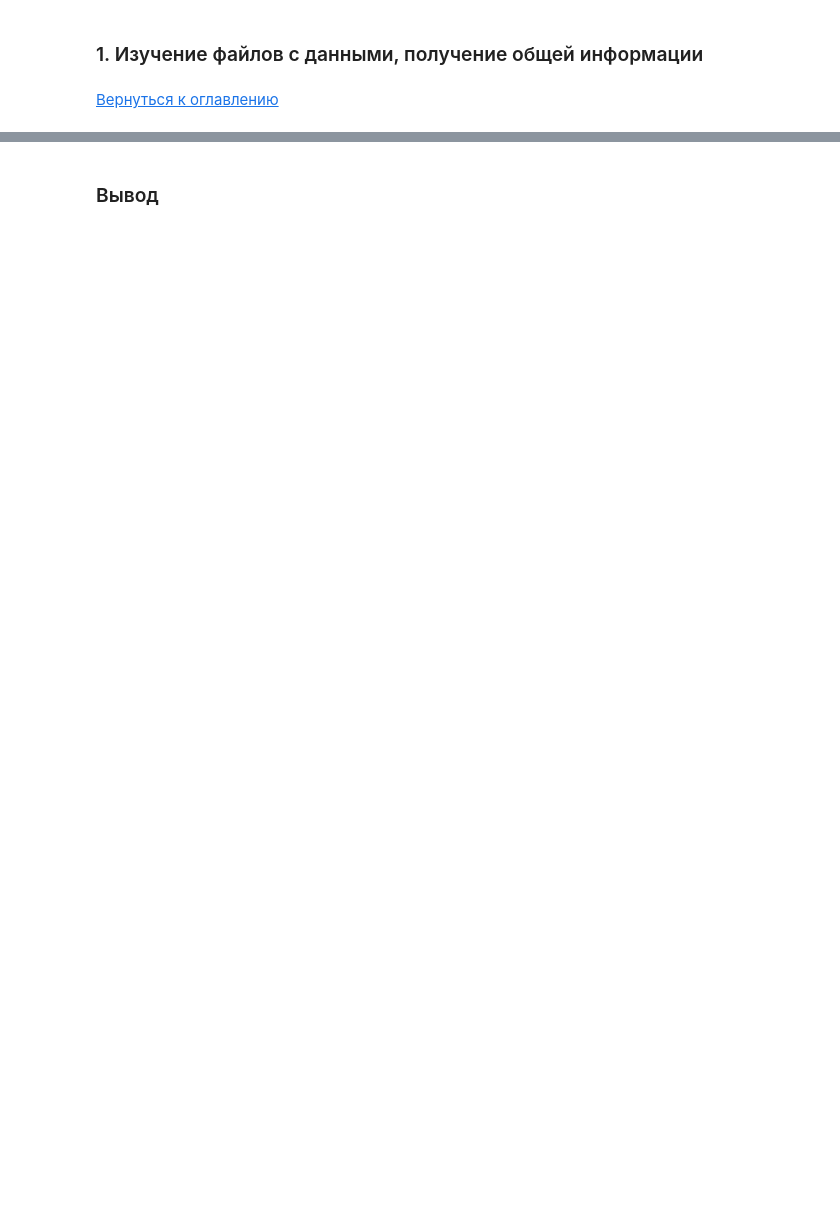
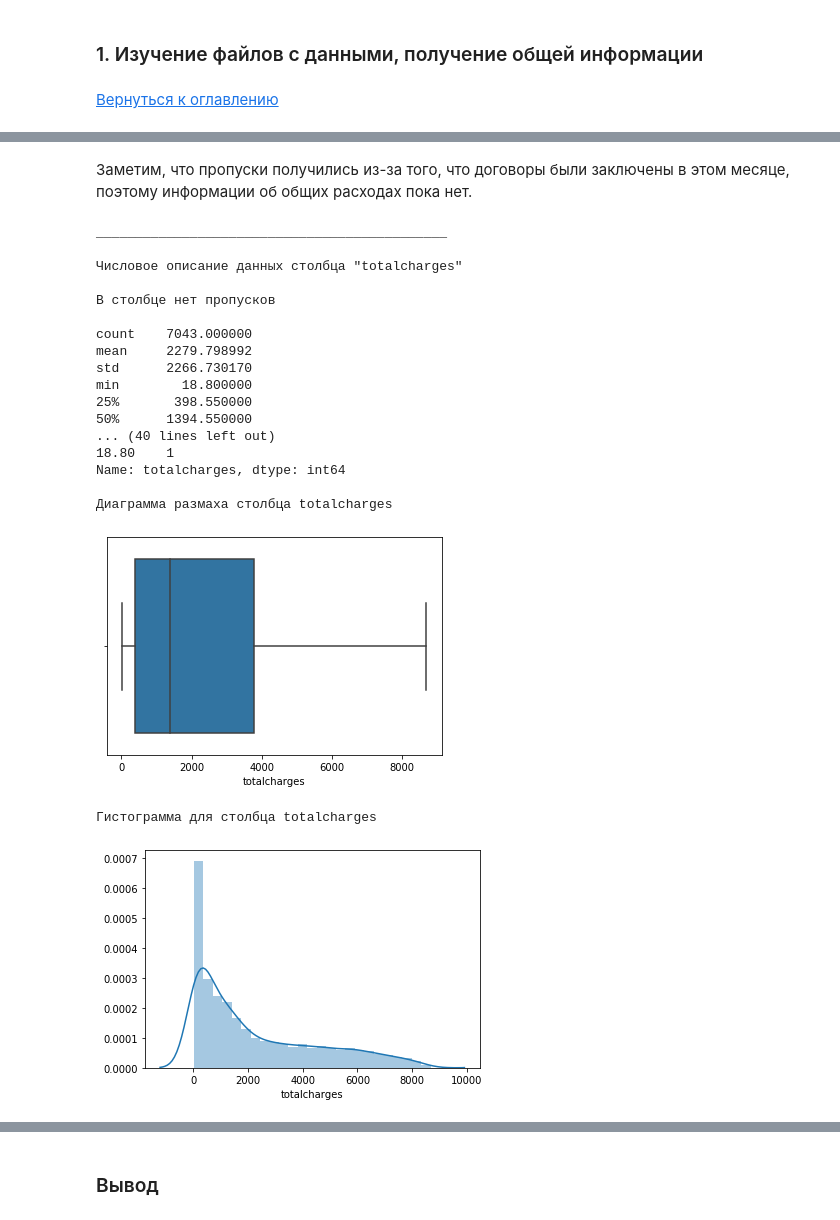
Before and after one commit to IlyaErmolaev1606/my_projects, a Jupyter notebook: customer_churn/customer_churn.ipynb, the cells around one changed output, grey strips where cells are left out. Cells and saved outputs as stored; diff of their text form; code cells hidden in the pictures; blank space fills up the shorter version.

```diff
--- a/customer_churn/customer_churn.ipynb
+++ b/customer_churn/customer_churn.ipynb
@@ -190,0 +384,32 @@ get_all_columns_info(left)
+# %% [markdown]
+Заметим, что пропуски получились из-за того, что договоры были заключены в этом месяце, поэтому информации об общих расходах пока нет.
+# %%
+# получим информацию об общих расходах, заполнив пропуски
+for i in contract.index:
+    if i in contract.query('totalcharges in " "').index:
+        contract.loc[i,'totalcharges'] = contract.loc[i,'monthlycharges']
+# %%
+# изменим тип данных столбца "totalcharges" на вещественный и посмотрим информацию об этом столдце
+contract['totalcharges'] = contract['totalcharges'].astype('float64')
+get_column_info(contract, 'totalcharges')
+# %% [output]
+_____________________________________________
+
+Числовое описание данных столбца "totalcharges"
+
+В столбце нет пропусков
+
+count    7043.000000
+mean     2279.798992
+std      2266.730170
+min        18.800000
+25%       398.550000
+50%      1394.550000
+... (40 lines left out)
+18.80    1
+Name: totalcharges, dtype: int64
+
+Диаграмма размаха столбца totalcharges
+[figure, added]
+Гистограмма для столбца totalcharges
+[figure, added]
```
Also changed, not shown: parts of 126 cells of this notebook.
